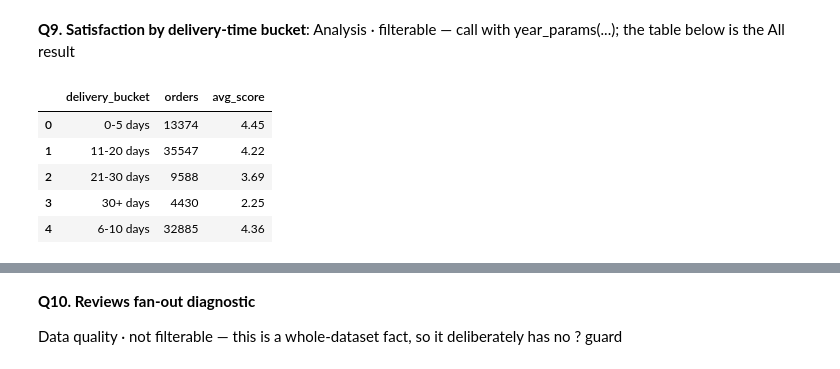
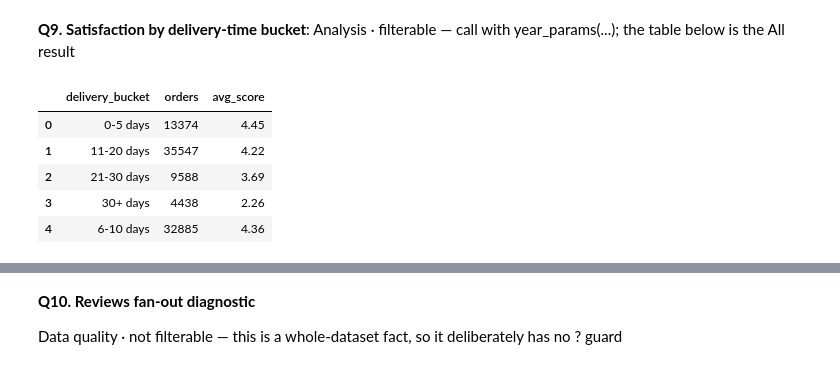
Before and after one commit to Bertrand94/Pora-customer-satisfaction-dashboard, a Jupyter notebook: Data_cleaning.ipynb, the cells around one changed output, grey strips where cells are left out. Drawn from its saved outputs; the diff is of its cells as text; code cells hidden in the pictures.

```diff
--- a/Data_cleaning.ipynb
+++ b/Data_cleaning.ipynb
@@ -463,21 +893,21 @@ Analysis · filterable — call with year_params(...); the table below is the Al
 # %%
 %%sql
 SELECT CASE
          WHEN julianday(o.order_delivered_customer_date)-julianday(o.order_purchase_timestamp) <= 5  THEN '0-5 days'
          WHEN julianday(o.order_delivered_customer_date)-julianday(o.order_purchase_timestamp) <= 10 THEN '6-10 days'
          WHEN julianday(o.order_delivered_customer_date)-julianday(o.order_purchase_timestamp) <= 20 THEN '11-20 days'
          WHEN julianday(o.order_delivered_customer_date)-julianday(o.order_purchase_timestamp) <= 30 THEN '21-30 days'
          ELSE '30+ days' END AS delivery_bucket,
        COUNT(DISTINCT o.order_id) AS orders,
        ROUND(AVG(CAST(r.review_score AS REAL)),2) AS avg_score
 FROM orders o JOIN order_reviews r ON o.order_id = r.order_id
-WHERE o.order_status='delivered' AND o.order_delivered_customer_date IS NOT NULL
+WHERE o.order_status='delivered'
   AND (:selected_year = 'All' OR strftime('%Y', o.order_purchase_timestamp) = :selected_year)
 GROUP BY 1 ORDER BY 1
 # %% [output]
 |  | delivery_bucket | orders | avg_score |
 | 0 | 0-5 days | 13374 | 4.45 |
 | 1 | 11-20 days | 35547 | 4.22 |
 | 2 | 21-30 days | 9588 | 3.69 |
-| 3 | 30+ days | 4430 | 2.25 |
+| 3 | 30+ days | 4438 | 2.26 |
 | 4 | 6-10 days | 32885 | 4.36 |
```
Also changed, not shown: parts of 16 cells of this notebook, 2 other files.
